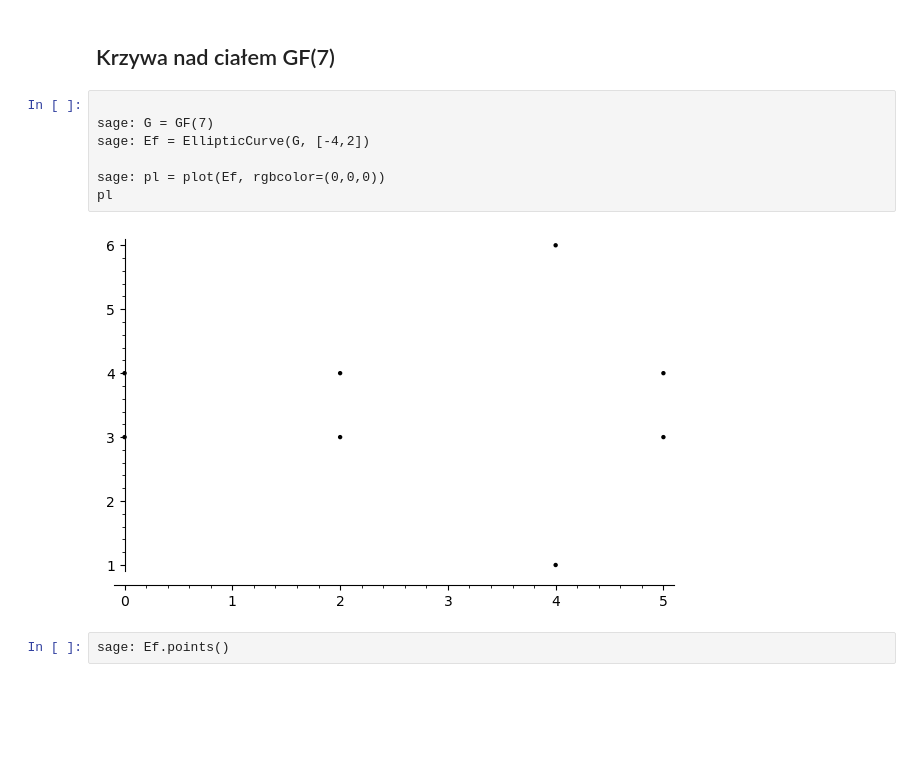
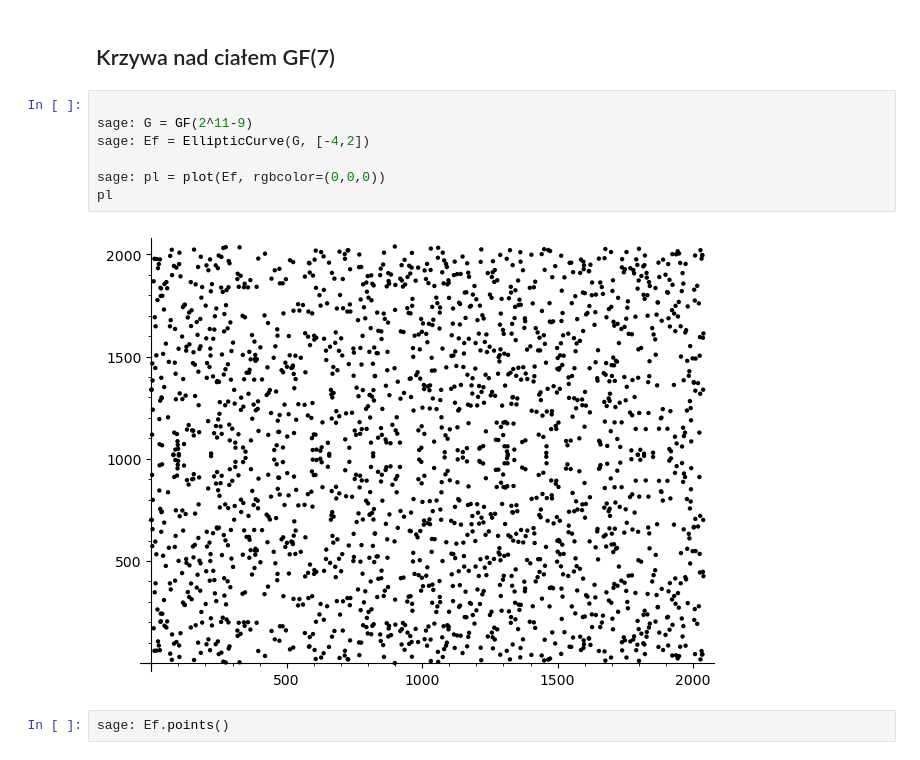
Before and after one commit to atlomak/CUDA-rho-pollard, a Jupyter notebook: sage/raport_math/miscellaneous_curves_and_GF_addition.ipynb, the cells around one changed output. Saved outputs shown, nothing was run; the diff lists cells and outputs as text; blank space fills up the shorter version.

```diff
--- a/sage/raport_math/miscellaneous_curves_and_GF_addition.ipynb
+++ b/sage/raport_math/miscellaneous_curves_and_GF_addition.ipynb
@@ -23,13 +23,13 @@ sage: solve([y^2==x^3-4*x+2, y==9], x, y)
 ## Krzywa nad ciałem GF(7)
 # %%
 
-sage: G = GF(7)
+sage: G = GF(2^11-9)
 sage: Ef = EllipticCurve(G, [-4,2])
 
 sage: pl = plot(Ef, rgbcolor=(0,0,0))
 pl
 # %% [output]
-[figure, old version]
+[figure, new version]
 # %%
 sage: Ef.points()
 # %% [output]
```
Also changed, not shown: parts of 2 cells of this notebook, 22 other files.
